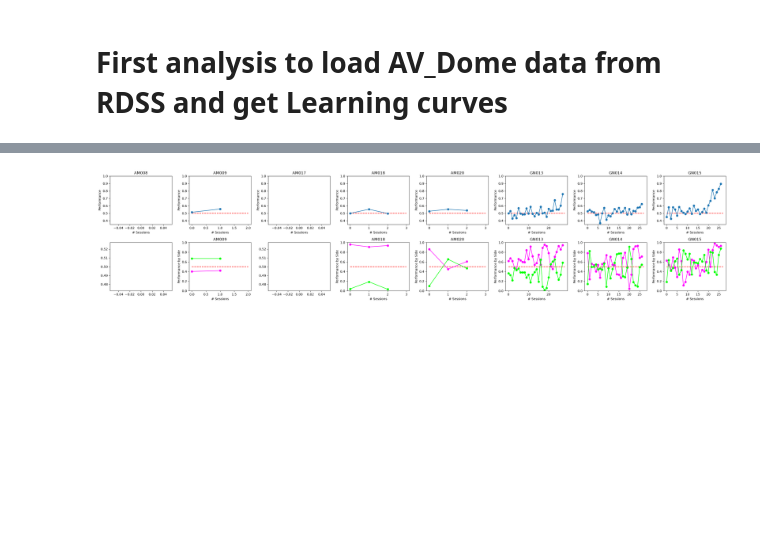
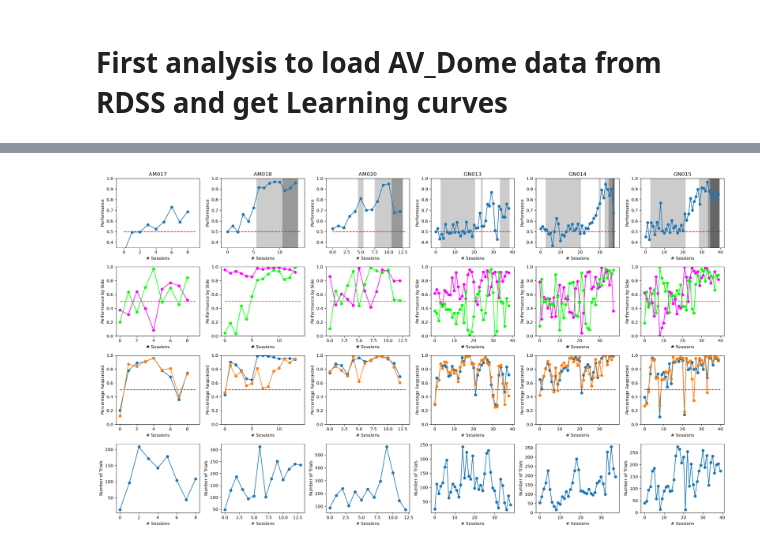
Before and after one commit to ucl-open/av-dome, a Jupyter notebook: analysis/analysis.ipynb, the cells around one changed output, grey strips where cells are left out. Drawn from its saved outputs; the diff is of its cells as text; code cells hidden in the pictures; blank space fills up the shorter version.

```diff
--- a/analysis/analysis.ipynb
+++ b/analysis/analysis.ipynb
@@ -27,6 +28,10 @@ if cohordID == "main":
         all_subjects.append(subject)
     #
     all_subjects = np.array(all_subjects)
+
+    mice2exclude = ["AM008", "AM009"]
+
+    all_subjects = all_subjects[(all_subjects != "AM008") & (all_subjects != "AM009")]
 
     # ## OVERWRITE FOR NOW!!!
     # all_subjects = ["GN011", "GN012", "GN013", "GN014", "GN015"]
@@ -144,16 +170,22 @@ def compute_performance_by_side(dataFrame):
 all_mice = np.sort(np.unique(df.subject))
 all_mice = all_mice[(all_mice != "Dummy") & (all_mice != "Gary")]
 
-fig, ax = plt.subplots(2, np.max([2, len(all_mice)]), figsize=[len(all_mice) * 3.5, 6])
+fig, ax = plt.subplots(4, np.max([2, len(all_mice)]), figsize=[len(all_mice) * 3.5, 12])
 
 # session_ids = list()
 performance = list()
 bias = list()
+percentage_responded = list()
+nTrials = list()
+trainingStage = list()
 # trialCnt = list()
 for subject_id, subject in enumerate(all_mice):
     session_ids = df[df.subject == subject].session_id.unique()
     performance.append(list())
     bias.append(list())
+    percentage_responded.append(list())
+    nTrials.append(list())
+    trainingStage.append(list())
     # trialCnt.append(list())
     for session_id in np.sort(session_ids):
         try:
@@ -161,18 +193,25 @@ for subject_id, subject in enumerate(all_mice):
 
             perf, trialCnt, p_right = compute_performance(session_df)
 
+
             # rightBias = compute_bias(session_df)
             pCorrectRight, pCorrectLeft, nTrialsLeft, nTrialsRight = compute_performance_by_side(session_df)
 
-            if perf > 0.9:
-                print([perf, nTrialsLeft, nTrialsRight])
-            #
+            pRespondedRight, pRespondedLeft = compute_responded_by_side(session_df)
+
+            # if perf > 0.9:
+            #     print([perf, nTrialsLeft, nTrialsRight])
+            # #
 
             # if trialCnt > 20:
-            if nTrialsLeft > 10 and nTrialsRight > 10:
+            # if nTrialsLeft > 10 and nTrialsRight > 10:
+            if nTrialsLeft > 2 and nTrialsRight > 2:
                 performance[subject_id].append(perf)
                 # bias[subject_id].append(rightBias)
                 bias[subject_id].append([pCorrectRight, pCorrectLeft])
+                percentage_responded[subject_id].append([pRespondedRight, pRespondedLeft])
+                nTrials[subject_id].append(nTrialsLeft + nTrialsRight)
+                trainingStage[subject_id].append(session_df.trainingStage.iloc[0])
             #
         except Exception as e:
             pass
@@ -180,36 +219,50 @@ for subject_id, subject in enumerate(all_mice):
     #
 
     try:
-        if len(performance[subject_id]) > 0:
-            temp_bias = np.array(bias[subject_id])
+        temp_bias = np.array(bias[subject_id])
 
-            c_ax = ax[0, subject_id]
-            c_ax.plot([0, len(performance[subject_id])], [0.5, 0.5], "--r")
-            c_ax.plot(performance[subject_id], "-o")
-            c_ax.set_title(subject)
-            c_ax.set_xlabel("# Sessions")
-            c_ax.set_ylabel("Performance")
-            c_ax.set_ylim([0.35, 1])
-            # c_ax.set_ylim([0.35, 0.70])
+        c_ax = ax[0, subject_id]
+        for i in range(len(trainingStage[subject_id])):
+                trainingStage[subject_id][i]
+                c_ax.add_patch(Rectangle([i-0.5, 0], 1, 1, facecolor=np.array([1, 1, 1]) - 0.2 * trainingStage[subject_id][i]))
+        #
+
+        c_ax.plot([0, len(performance[subject_id])], [0.5, 0.5], "--r")
+        c_ax.plot(performance[subject_id], "-o")
+        c_ax.set_title(subject)
+        c_ax.set_xlabel("# Sessions")
+        c_ax.set_ylabel("Performance")
+        c_ax.set_ylim([0.35, 1])
+        # c_ax.set_ylim([0.35, 0.70])
 
 
-            c_ax = ax[1, subject_id]
-            c_ax.plot([0, len(bias[subject_id])], [0.5, 0.5], "--r")
-            # c_ax.plot(bias[subject_id], "-o")
-            c_ax.plot(temp_bias[:, 0], "-o", color=[1, 0, 1], label="Right")
-            c_ax.plot(temp_bias[:, 1], "-o", color=[0, 1, 0], label="Left")
-            c_ax.set_title(subject)
-            c_ax.set_xlabel("# Sessions")
-            c_ax.set_ylabel("Performance by Side")
-            c_ax.set_ylim([0, 1])
-            # c_ax.set_ylim([0.35, 0.70])
-        #
+        c_ax = ax[1, subject_id]
+        c_ax.plot([0, len(bias[subject_id])], [0.5, 0.5], "--r")
+        # c_ax.plot(bias[subject_id], "-o")
+        c_ax.plot(temp_bias[:, 0], "-o", color=[1, 0, 1], label="Right")
+        c_ax.plot(temp_bias[:, 1], "-o", color=[0, 1, 0], label="Left")
+        c_ax.set_xlabel("# Sessions")
+        c_ax.set_ylabel("Performance by Side")
+        c_ax.set_ylim([0, 1])
+        # c_ax.set_ylim([0.35, 0.70])
+
+        c_ax = ax[2, subject_id]
+        c_ax.plot([0, len(percentage_responded[subject_id])], [0.5, 0.5], "--r")
+        c_ax.plot(percentage_responded[subject_id], "-o")
+        c_ax.set_xlabel("# Sessions")
+        c_ax.set_ylabel("Percentage Responded")
+        c_ax.set_ylim([0, 1])
+
+        c_ax = ax[3, subject_id]
+        c_ax.plot(nTrials[subject_id], "-o")
+        c_ax.set_xlabel("# Sessions")
+        c_ax.set_ylabel("Number of Trials")
     except:
         pass
     #
 #
 
 plt.tight_layout()
-plt.savefig(f"plots\LearningCurves_{cohordID}.png", dpi=300)
+plt.savefig(f"plots\LearningCurves_{cohordID}.png", dpi=1000)
 plt.show()
 # %% [output]
@@ -218 +269 @@ plt.show()
-[figure, old version]
+[figure, new version]
```
Also changed, not shown: parts of 6 cells of this notebook, 3 other files.
